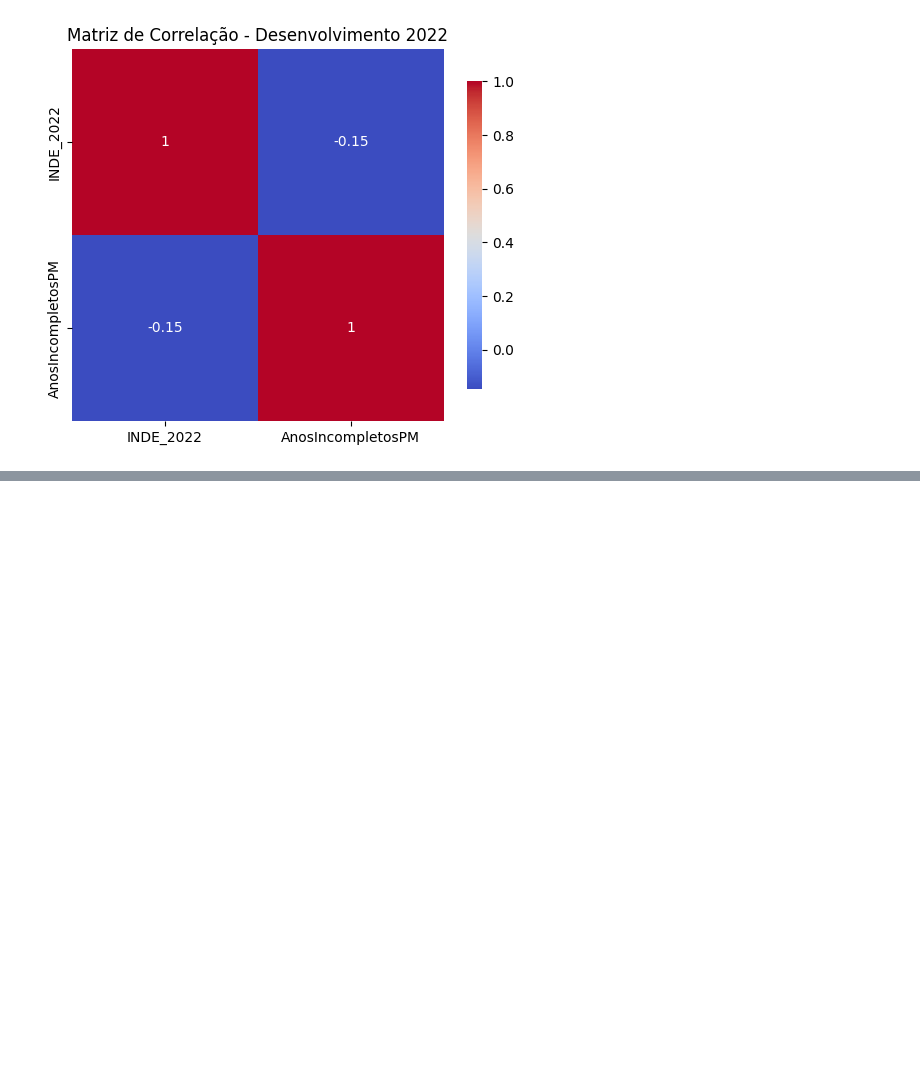
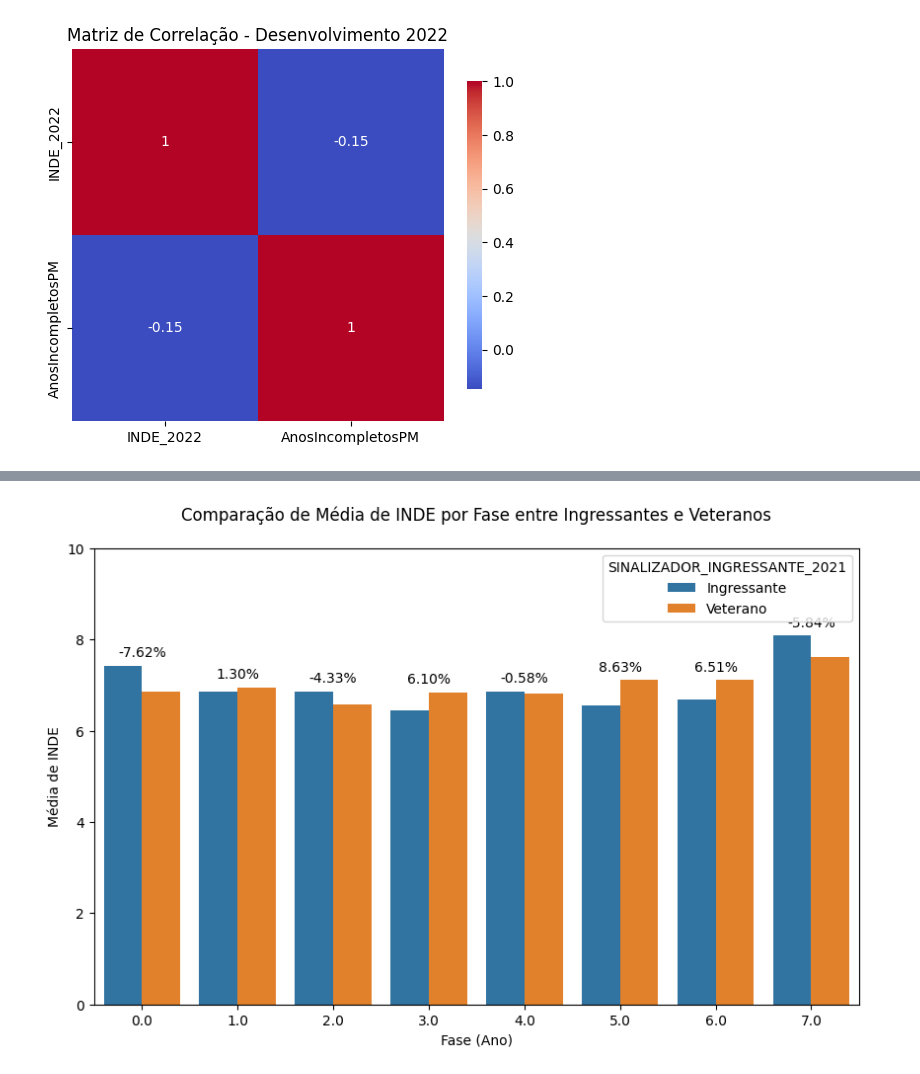
Before and after one commit to fredquesado/Datathon_FIAP, a Jupyter notebook: Notebook/TechChallenge5DatathonPassos.ipynb, the cells around one changed output, grey strips where cells are left out. Saved outputs shown, nothing was run; the diff lists cells and outputs as text; code cells hidden in the pictures; blank space fills up the shorter version.

```diff
--- a/Notebook/TechChallenge5DatathonPassos.ipynb
+++ b/Notebook/TechChallenge5DatathonPassos.ipynb
@@ -745,0 +846,6 @@ plt.show()
+# %%
+# Calculando a média de INDE_2021 por SINALIZADOR_INGRESSANTE_2021 e FASE_2021
+media_por_categoria_e_fase = df_2021.groupby(['SINALIZADOR_INGRESSANTE_2021', 'FASE_2021'])['INDE_2021'].mean().reset_index()
+
+# Verificando a tabela de médias
+print(media_por_categoria_e_fase)
@@ -745,0 +870,13 @@ plt.show()
+# %%
+# Criar um dataframe separado para ingressantes e veteranos
+ingressantes = media_por_categoria_e_fase[media_por_categoria_e_fase['SINALIZADOR_INGRESSANTE_2021'] == 'Ingressante']
+veteranos = media_por_categoria_e_fase[media_por_categoria_e_fase['SINALIZADOR_INGRESSANTE_2021'] == 'Veterano']
+
+# Juntar os dados de ingressantes e veteranos por FASE_2021
+df_comparacao = pd.merge(ingressantes, veteranos, on='FASE_2021', suffixes=('_ingressante', '_veterano'))
+
+# Calcular a diferença percentual por fase
+df_comparacao['diferenca_percentual'] = ((df_comparacao['INDE_2021_veterano'] - df_comparacao['INDE_2021_ingressante']) / df_comparacao['INDE_2021_ingressante']) * 100
+
+# Verificando a tabela de comparação
+print(df_comparacao)
@@ -745,0 +901,25 @@ plt.show()
+# %%
+# Configurando o gráfico de barras agrupadas
+fig, ax = plt.subplots(figsize=(10, 6))
+
+# Criando o gráfico de barras com Ingressantes e Veteranos separados por FASE_2021
+sns.barplot(x='FASE_2021', y='INDE_2021', hue='SINALIZADOR_INGRESSANTE_2021', data=media_por_categoria_e_fase, ax=ax)
+
+# Adicionando a diferença percentual no gráfico para cada fase
+for i, row in df_comparacao.iterrows():
+    # Posição horizontal ajustada para o centro entre as barras de ingressante e veterano
+    x_pos = i
+    y_pos = max(row['INDE_2021_ingressante'], row['INDE_2021_veterano']) + 0.2  # Posição do texto acima da barra mais alta
+    ax.text(x_pos, y_pos, f'{row["diferenca_percentual"]:.2f}%', ha='center', fontsize=10, color='black')
+
+# Ajustando o título e rótulos
+ax.set_title('Comparação de Média de INDE por Fase entre Ingressantes e Veteranos', pad=20)
+ax.set_ylabel('Média de INDE')
+ax.set_xlabel('Fase (Ano)')
+# Ajustando o limite superior do eixo y para 10
+ax.set_ylim(0, 10)
+
+# Exibir o gráfico
+plt.show()
+# %% [output]
+[figure, added]
```
Also changed, not shown: parts of 13 cells of this notebook.
